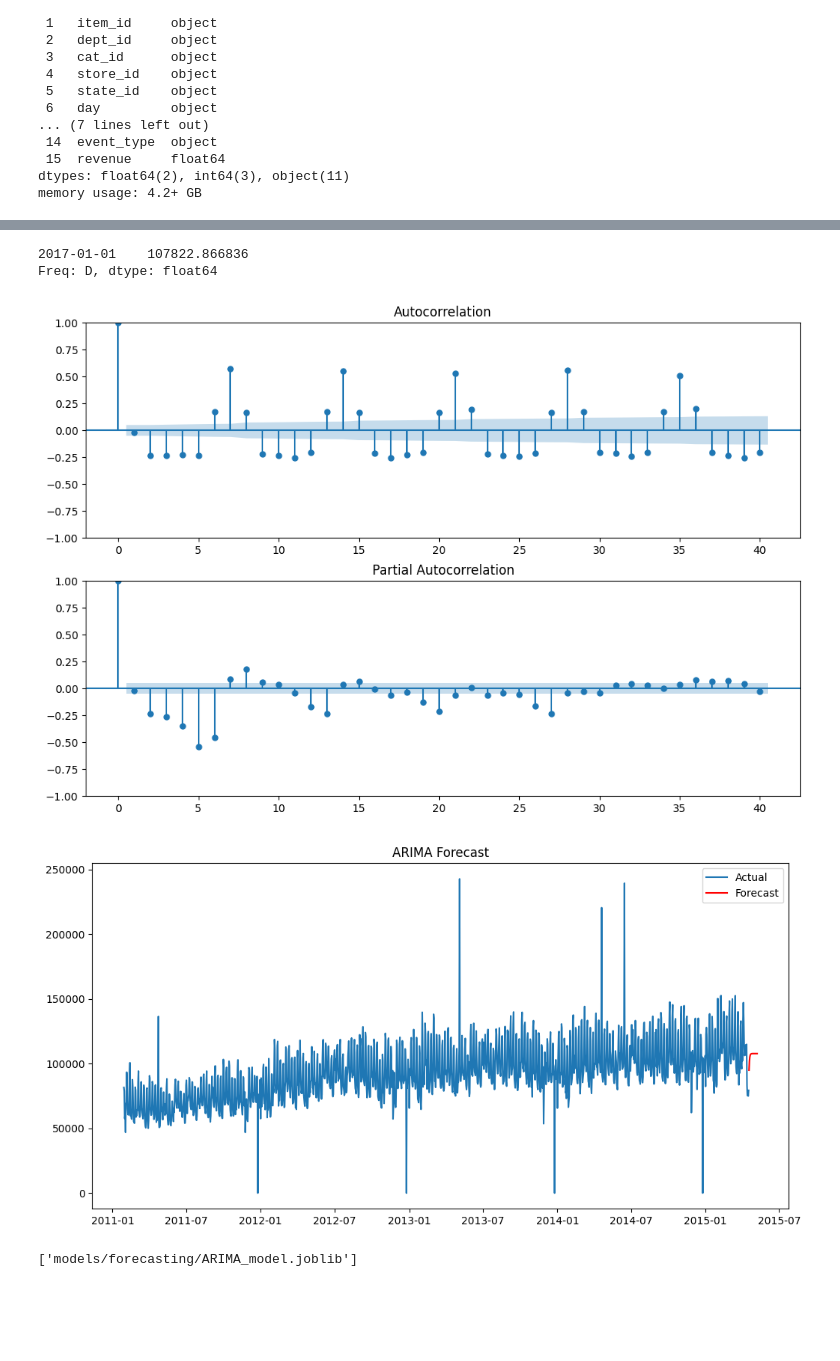
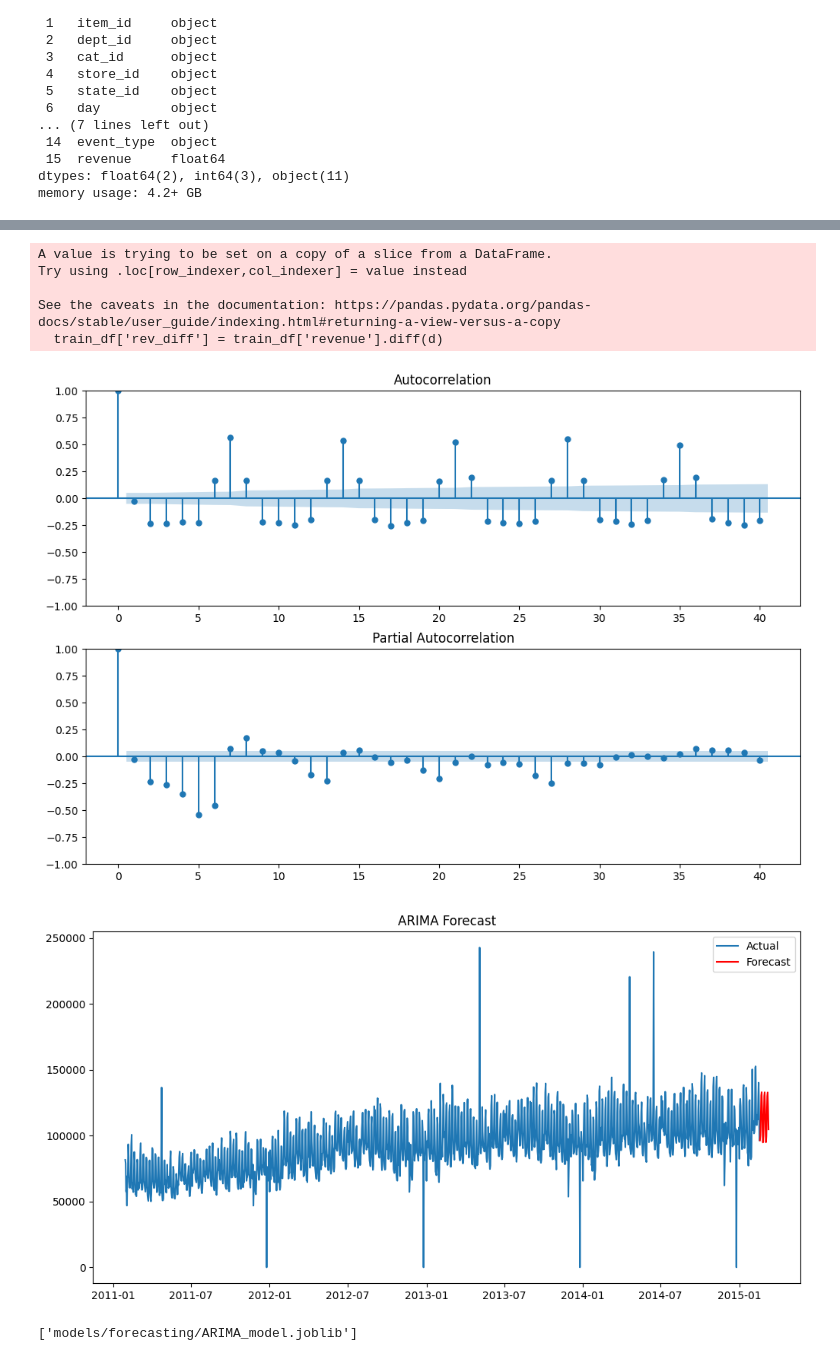
Before and after one commit to daniel-alexandr/Assignment2_ML_as_a_service, a Jupyter notebook: notebooks/forecasting/alexander_daniel-24591214-ARIMA_forecasting.ipynb, the cells around one changed output, grey strips where cells are left out. Drawn from its saved outputs; the diff is of its cells as text; code cells hidden in the pictures; blank space fills up the shorter version.

Commit message:
finishing up the model and add report

```diff
--- a/notebooks/forecasting/alexander_daniel-24591214-ARIMA_forecasting.ipynb
+++ b/notebooks/forecasting/alexander_daniel-24591214-ARIMA_forecasting.ipynb
@@ -156,44 +104,50 @@ grouped_df.head()
+# %%
+cutoff_date = pd.to_datetime('2015-02-18')
+
+train_df= grouped_df[grouped_df.index < cutoff_date]
+test_df = grouped_df[grouped_df.index >= cutoff_date]
 # %%
 import pandas as pd
 import numpy as np
 import statsmodels.api as sm
 import matplotlib.pyplot as plt
 
 # Load your DataFrame and preprocess the data as mentioned above
 
 # Perform differencing if needed to make the data stationary
 d = 1
-grouped_df['rev_diff'] = grouped_df['revenue'].diff(d)
+train_df['rev_diff'] = train_df['revenue'].diff(d)
 
 # ACF and PACF plots to determine p and q
 fig, (ax1, ax2) = plt.subplots(2, 1, figsize=(12, 8))
-sm.graphics.tsa.plot_acf(grouped_df['rev_diff'].dropna(), lags=40, ax=ax1)
-sm.graphics.tsa.plot_pacf(grouped_df['rev_diff'].dropna(), lags=40, ax=ax2)
+sm.graphics.tsa.plot_acf(train_df['rev_diff'].dropna(), lags=40, ax=ax1)
+sm.graphics.tsa.plot_pacf(train_df['rev_diff'].dropna(), lags=40, ax=ax2)
 
 # Fit ARIMA model
-p, q = 1, 1  # Example values for p and q
-model = sm.tsa.ARIMA(grouped_df['revenue'], order=(p, d, q))
+p, q = 4, 4  # Example values for p and q
+model = sm.tsa.ARIMA(train_df['revenue'], order=(p, d, q))
 results = model.fit()
 
 # Make predictions
 forecast_periods = 21  # Number of periods to forecast
-start_forecast_date='2017-01-01'
 forecast = results.forecast(steps=forecast_periods)
-predict=results.predict(start_forecast_date)
 
-print(predict)
+
 # Plot the results
 plt.figure(figsize=(12, 6))
-plt.plot(grouped_df.index, grouped_df['revenue'], label='Actual')
+plt.plot(train_df.index, train_df['revenue'], label='Actual')
 plt.plot(forecast.index, forecast, label='Forecast', color='red')
 plt.legend()
 plt.title('ARIMA Forecast')
 plt.show()
 # %% [output]
-2017-01-01    107822.866836
-Freq: D, dtype: float64
+A value is trying to be set on a copy of a slice from a DataFrame.
+Try using .loc[row_indexer,col_indexer] = value instead
+
+See the caveats in the documentation: https://pandas.pydata.org/pandas-docs/stable/user_guide/indexing.html#returning-a-view-versus-a-copy
+  train_df['rev_diff'] = train_df['revenue'].diff(d)
 [figure]
-[figure, old version]
+[figure, new version]
 # %%
 from joblib import dump
 
```
Also changed, not shown: parts of 10 cells of this notebook, 3 other files.
